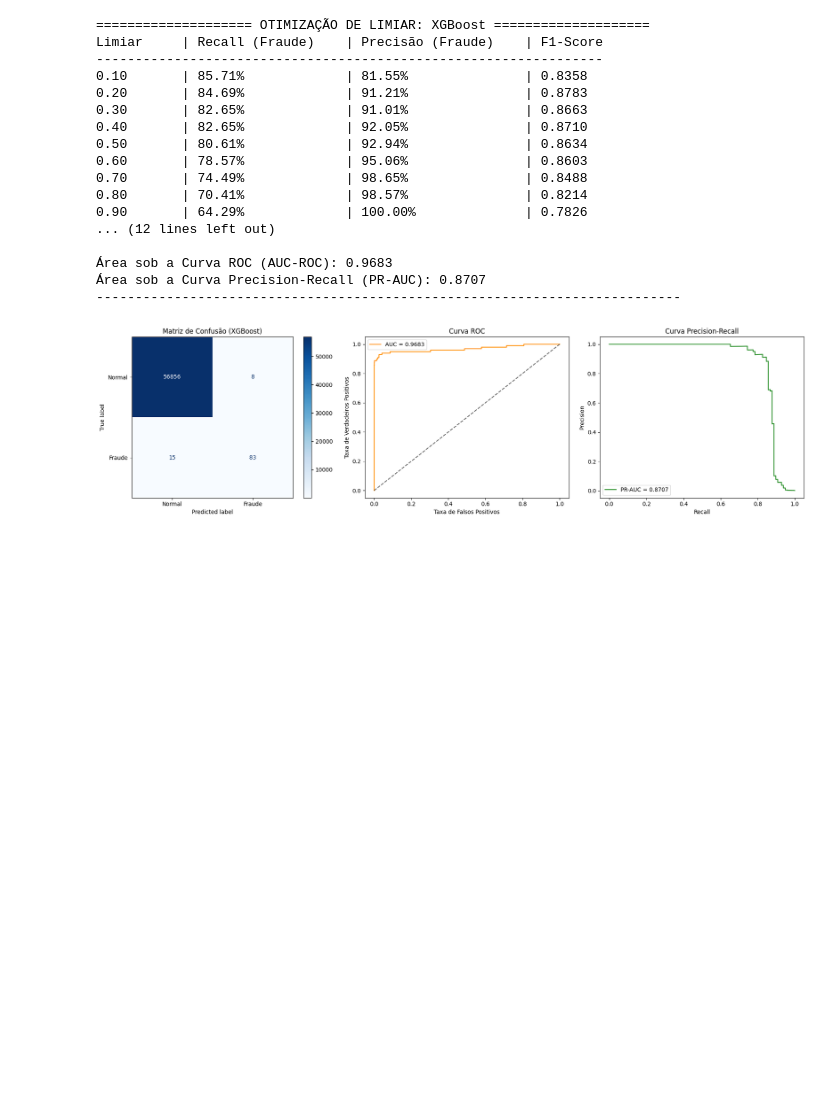
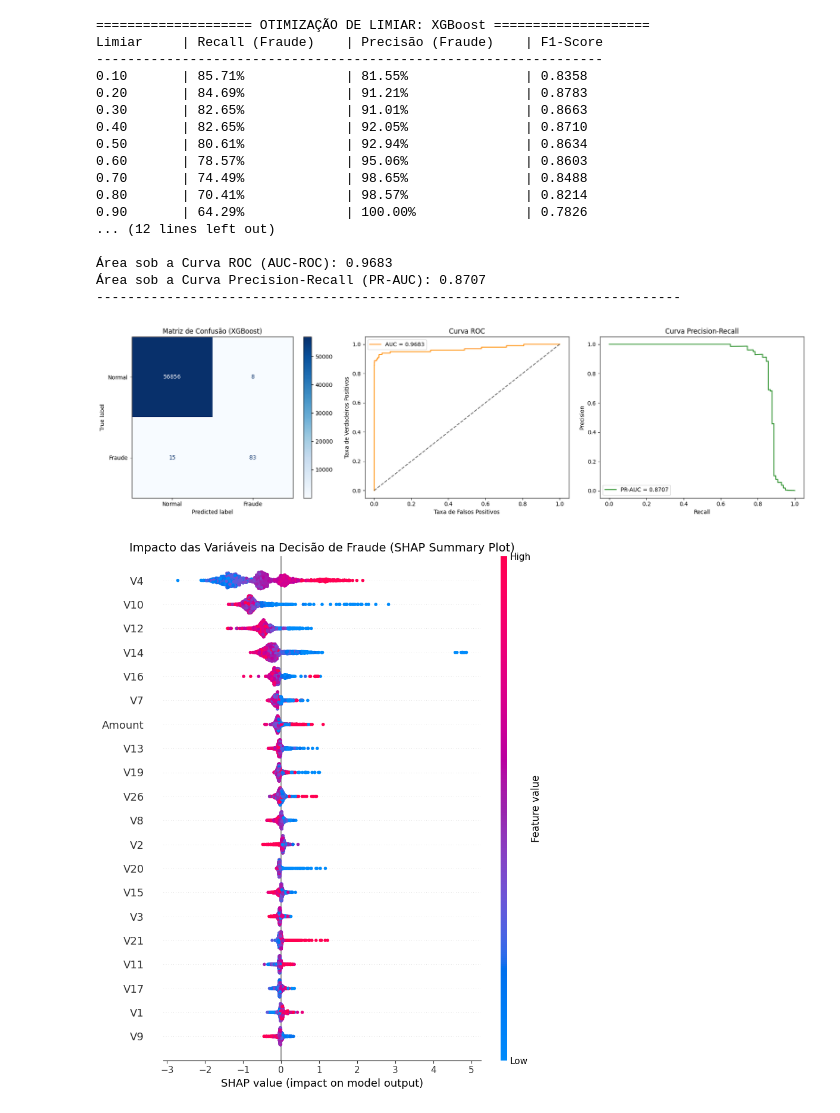
Before and after one commit to echer/dio-challenge-python-anomaly-detection-fraud, a Jupyter notebook: fraud-detection.ipynb, the cells around one changed output. Cells and saved outputs as stored; diff of their text form; code cells hidden in the pictures; blank space fills up the shorter version.

Commit message:
xgboost shap

```diff
--- a/fraud-detection.ipynb
+++ b/fraud-detection.ipynb
@@ -246,3 +248,16 @@ Limiar     | Recall (Fraude)    | Precisão (Fraude)    | F1-Score
 Área sob a Curva Precision-Recall (PR-AUC): 0.8707
 ---------------------------------------------------------------------------
 [figure]
+# %%
+explainer = shap.TreeExplainer(xgb_model)
+
+x_test_sample = x_test.sample(2000, random_state=random_seed)
+shap_values = explainer(x_test_sample)
+
+plt.figure(figsize=(10, 6))
+shap.summary_plot(shap_values, x_test_sample, show=False)
+plt.title("Impacto das Variáveis na Decisão de Fraude (SHAP Summary Plot)", fontsize=14)
+plt.tight_layout()
+plt.show()
+# %% [output]
+[figure, added]
```
Also changed, not shown: parts of 2 cells of this notebook.
